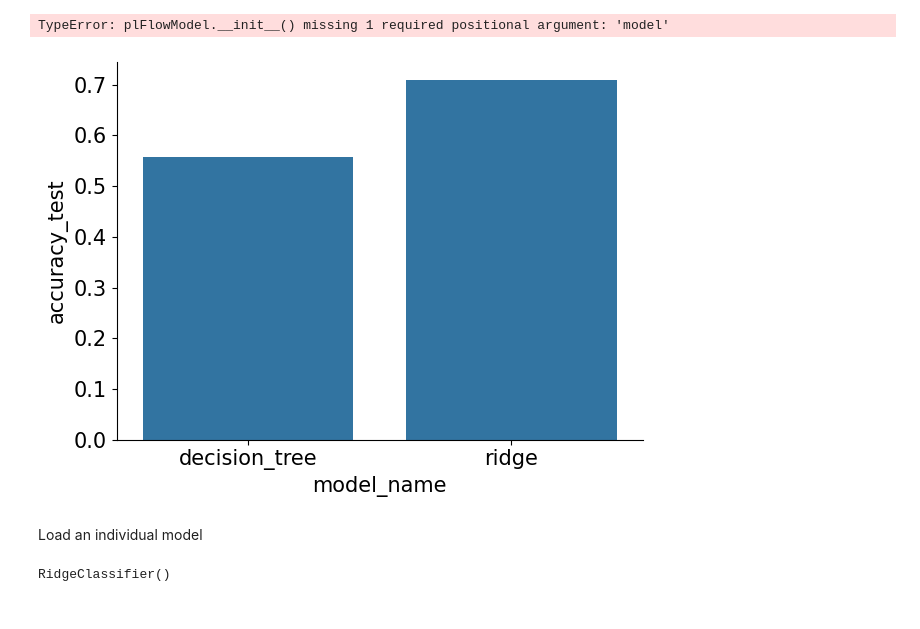
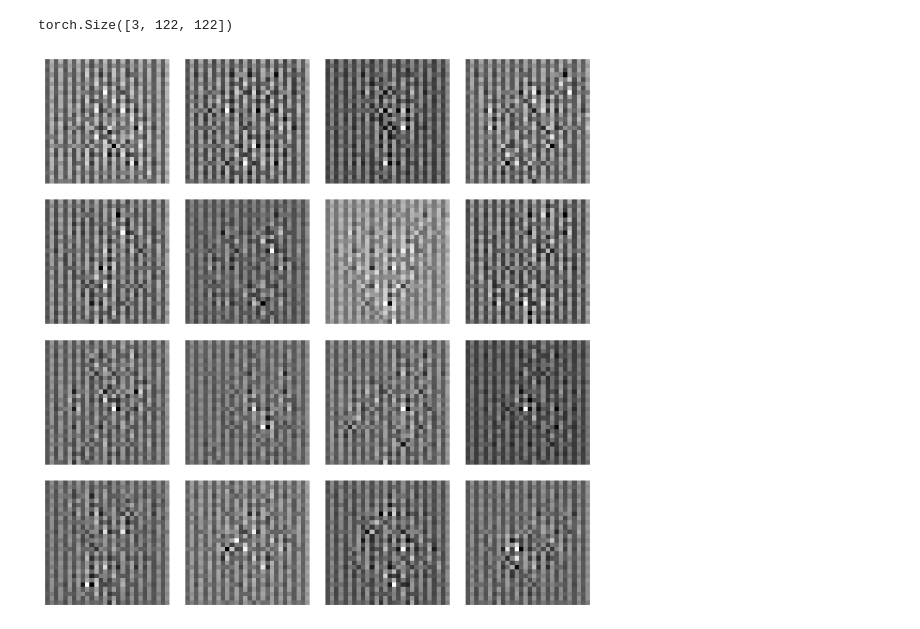
Before and after one commit to adam2392/ciflows, a Jupyter notebook: notebooks/01_toy_results.ipynb, the cells around one changed output. Cells and saved outputs as stored; diff of their text form; code cells hidden in the pictures.

Commit message:
Try with error messages
Signed-off-by: Adam Li <adam2392@gmail.com>

```diff
--- a/notebooks/01_toy_results.ipynb
+++ b/notebooks/01_toy_results.ipynb
@@ -116,26 +116,41 @@ root = Path('/Users/adam2392/pytorch_data/ciflows/')
 
 model_dir = root / 'check_injflow_mnist_v1'
 
-epoch=9
+epoch=19
 step=8600
 model_fname = model_dir / f'epoch={epoch}-step={step}.ckpt'
 
-model = get_model()
-model.load_from_checkpoint(model_fname)
 model = plFlowModel.load_from_checkpoint(model_fname)
-# %% [output]
-TypeError: plFlowModel.__init__() missing 1 required positional argument: 'model'
-# %%
-# , hue='dataset_name')
-sns.barplot(data=ravg_cv, x='model_name', y='accuracy_test')
-plt.show()
-# %% [output]
-[figure, removed]
-# %% [markdown]
-Load an individual model
-# %%
-run_args = r.iloc[0]
-model = joblib.load(join(run_args.save_dir_unique, 'model.pkl'))
-model
-# %% [output]
-RidgeClassifier()
+# %%
+# Step 7: Evaluation
+# model.eval()  # Set model to evaluation mode
+# with torch.no_grad():
+#     loss = evaluate_loss(model, val_loader, device) # Compute loss
+#     avg_test_loss = loss.item()  # Accumulate test loss
+
+# print(f'Test Loss: {avg_test_loss:.4f}')
+
+# Step 8: Generate Samples
+num_samples = 16
+model.eval()
+model = model.to(torch.device('cpu'))
+with torch.no_grad():
+    samples, _ = model.sample(num_samples)  # Generate samples
+    samples = samples.view(-1, 1, 28, 28).cpu()  # Reshape for plotting
+
+# Visualize generated samples
+
+# Visualize generated samples
+grid_size = make_grid(samples, nrow=4, padding=2)
+save_image(grid_size, 'generated_samples.png', normalize=True)
+
+print(grid_size.shape)
+fig, axes = plt.subplots(4, 4, figsize=(8, 8))
+for i in range(num_samples):
+    ax = axes[i // 4, i % 4]
+    ax.imshow(samples[i].squeeze(), cmap='gray')
+    ax.axis('off')
+plt.show()
+# %% [output]
+torch.Size([3, 122, 122])
+[figure, added]
```
Also changed, not shown: 1 other file.
